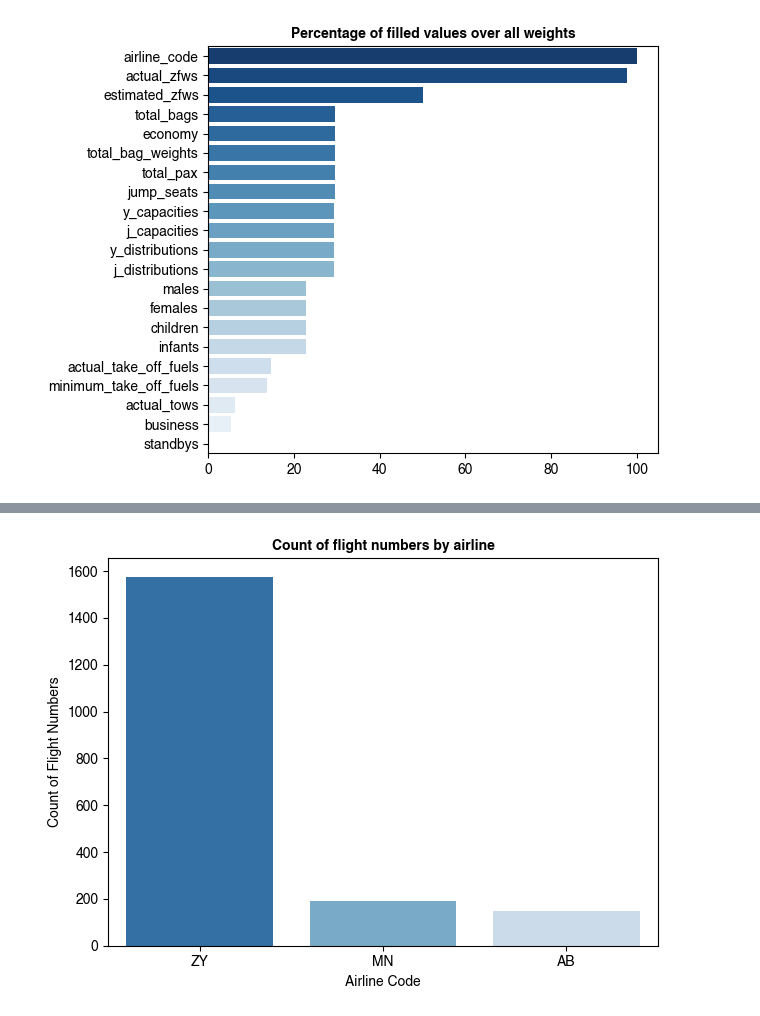
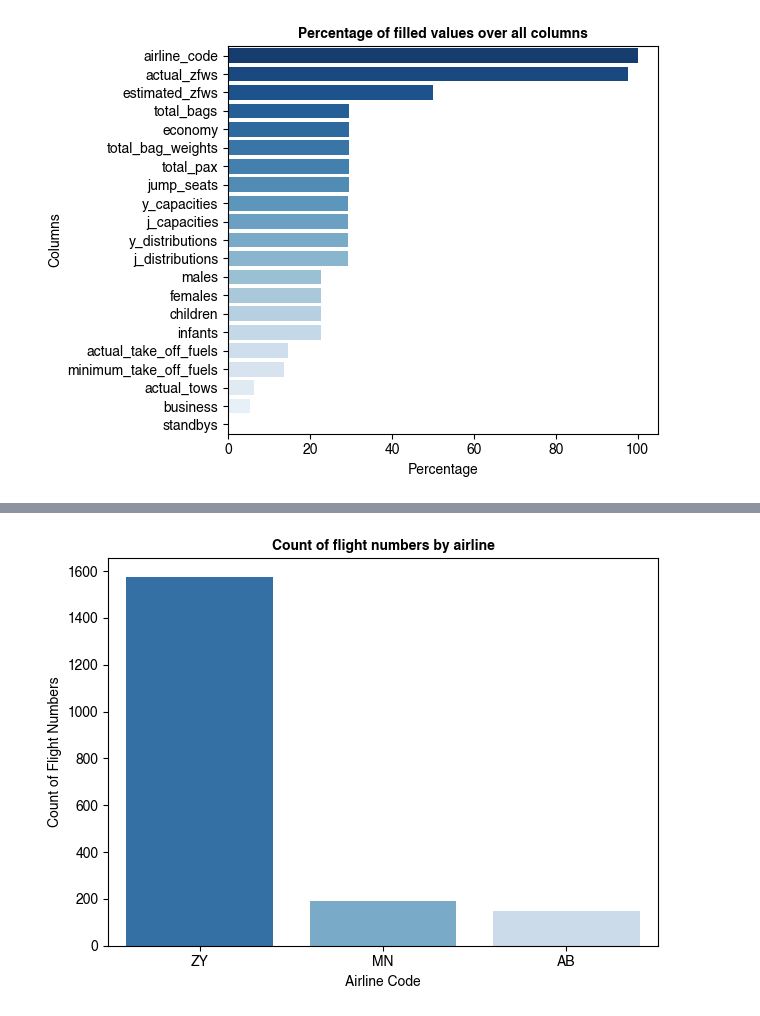
Before and after one commit to aref-hasan/aircraft_load, a Jupyter notebook: visualization/data_quality.ipynb, the cells around one changed output, grey strips where cells are left out. Saved outputs shown, nothing was run; the diff lists cells and outputs as text; code cells hidden in the pictures.

```diff
--- a/visualization/data_quality.ipynb
+++ b/visualization/data_quality.ipynb
@@ -30,13 +30,15 @@ weights_df = weights.map(lambda x: None if isinstance(x, np.ndarray) and x.size
 # %%
 filled_percentages_over_all_flight_ids = weights_df.notnull().mean() * 100
 filled_percentages_over_all_flight_ids = filled_percentages_over_all_flight_ids.to_frame().transpose()
 filled_percentages_over_all_flight_ids.drop(columns=["flight_id", "flight_number"], inplace=True)
 filled_percentages_over_all_flight_ids = filled_percentages_over_all_flight_ids.sort_values(by=0, axis=1, ascending=False)
 sns.barplot(data=filled_percentages_over_all_flight_ids, palette="Blues_r", orient="h")
-plt.title("Percentage of filled values over all weights", fontproperties=bold_font)
+plt.title("Percentage of filled values over all columns", fontproperties=bold_font)
 plt.xticks(fontproperties=normal_font);
 plt.yticks(fontproperties=normal_font);
+plt.xlabel("Percentage", fontproperties=normal_font)
+plt.ylabel("Columns", fontproperties=normal_font)
 plt.tight_layout()
-plt.savefig(f"{VISUALIZATION_PATH}filled_percentages_over_all_weights.svg")
+plt.savefig(f"{VISUALIZATION_PATH}filled_percentages_over_all_columns.svg")
 # %% [output]
-[figure, old version]
+[figure, new version]
```
Also changed, not shown: parts of 2 cells of this notebook, 4 other files.
